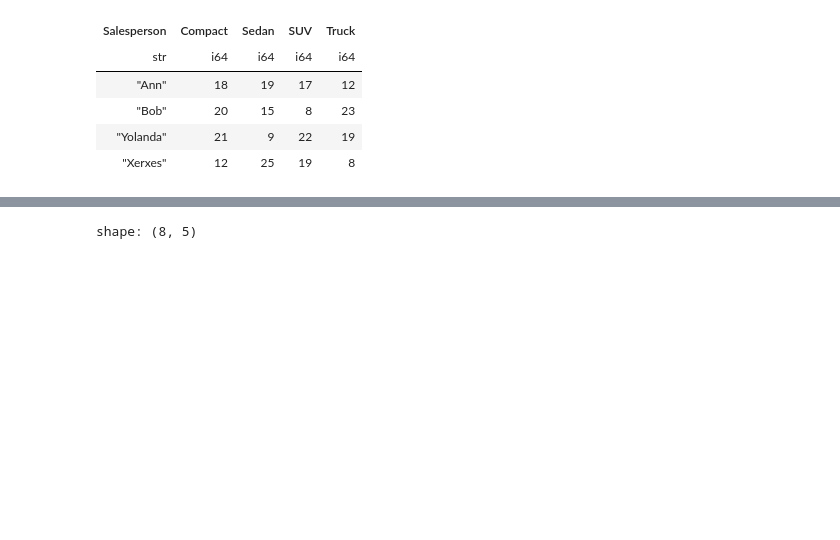
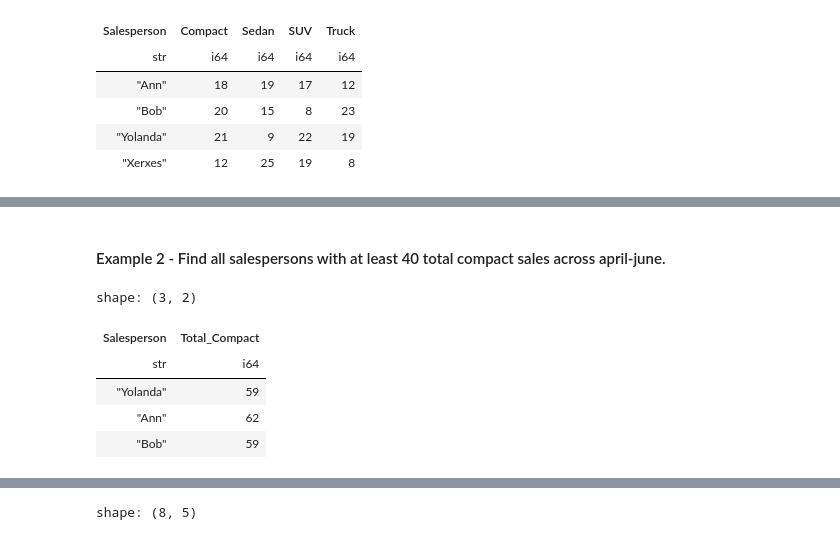
Before and after one commit to wmackedanz/dsci_325_module_7_more_data_management_in_python, a Jupyter notebook: 7_4_combining_tables_with_set_like_operations_w_polars.ipynb, the cells around one changed output, grey strips where cells are left out. Cells and saved outputs as stored; diff of their text form; code cells hidden in the pictures; blank space fills up the shorter version.

```diff
--- a/7_4_combining_tables_with_set_like_operations_w_polars.ipynb
+++ b/7_4_combining_tables_with_set_like_operations_w_polars.ipynb
@@ -78,0 +136,20 @@ shape: (4, 5)
+# %% [markdown]
+#### Example 2 - Find all salespersons with at least 40 total compact sales across april-june.
+# %%
+pl.sql("""
+SELECT u.Salesperson, SUM(u.Compact) AS Total_Compact from
+    (
+    SELECT * from sales_apr
+    UNION ALL SELECT * from sales_may
+    UNION ALL SELECT * from sales_june
+    ) AS u
+GROUP BY u.Salesperson
+HAVING Total_Compact >= 40
+""").collect()
+# %% [output]
+shape: (3, 2)
+| Salesperson | Total_Compact |
+| str | i64 |
+| "Yolanda" | 59 |
+| "Ann" | 62 |
+| "Bob" | 59 |
```
Also changed, not shown: parts of 13 cells of this notebook.
